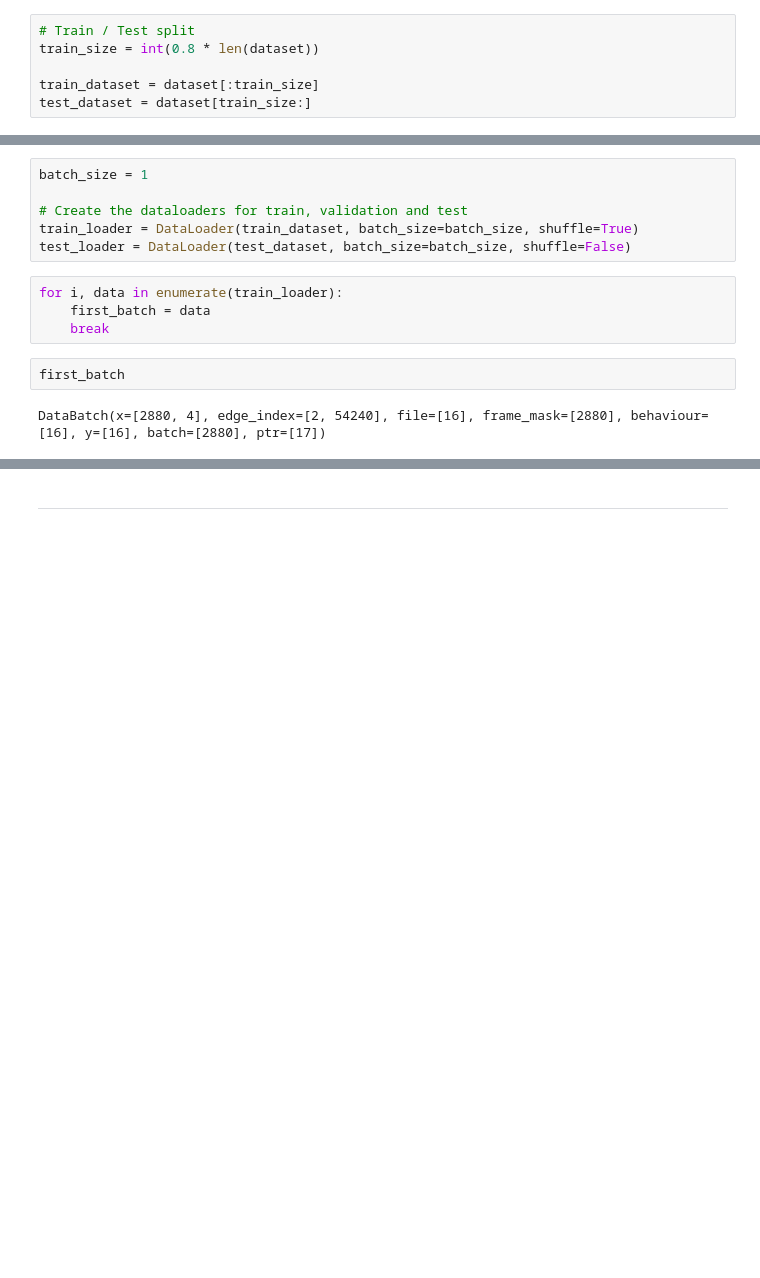
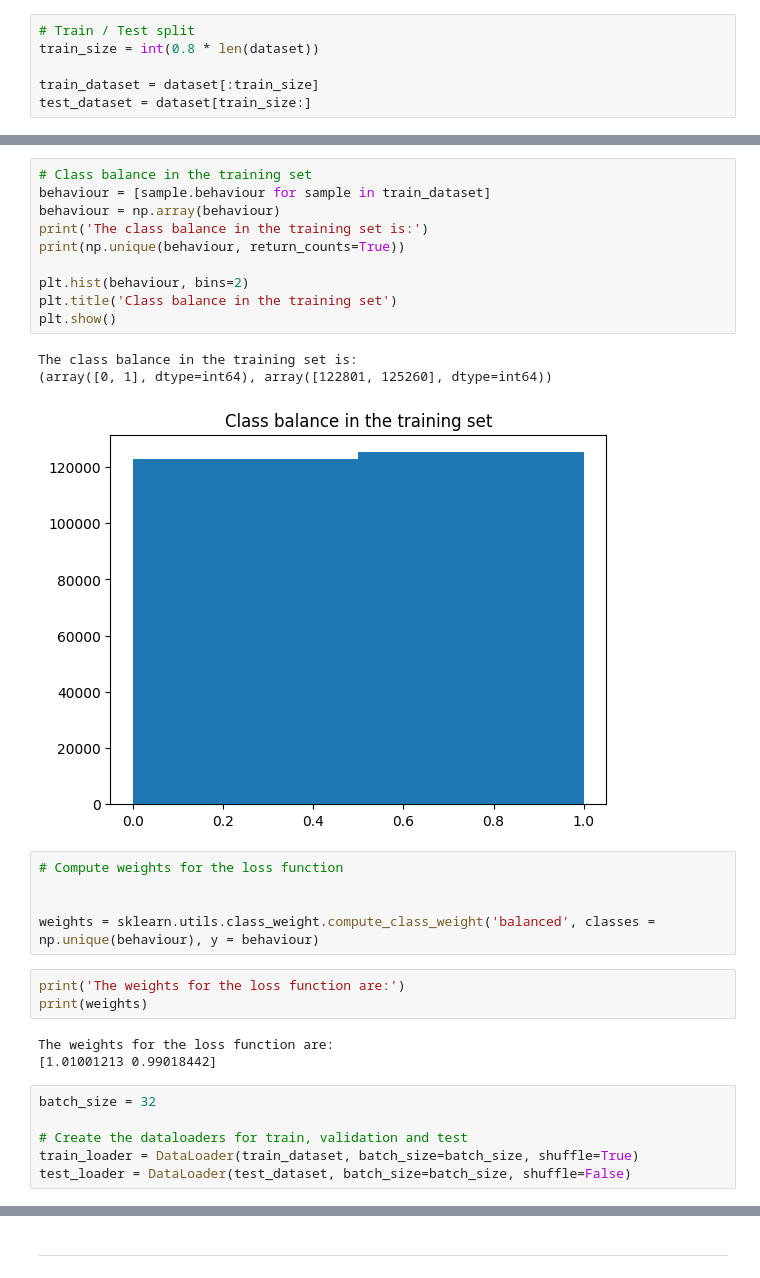
Before and after one commit to JulianAlvarezdeGiorgi/Behavioral_Tagging_of_Mice_in_multiple_Mice_setup_using_Deep_Learning, a Jupyter notebook: src/train.ipynb, the cells around one changed output, grey strips where cells are left out. Drawn from its saved outputs; the diff is of its cells as text; blank space fills up the shorter version.

```diff
--- a/src/train.ipynb
+++ b/src/train.ipynb
@@ -150,14 +169,31 @@ The test dataset has 31009 samples
+# %%
+# Class balance in the training set
+behaviour = [sample.behaviour for sample in train_dataset]
+behaviour = np.array(behaviour)
+print('The class balance in the training set is:')
+print(np.unique(behaviour, return_counts=True))
+
+plt.hist(behaviour, bins=2)
+plt.title('Class balance in the training set')
+plt.show()
+# %% [output]
+The class balance in the training set is:
+(array([0, 1], dtype=int64), array([122801, 125260], dtype=int64))
+[figure, added]
+# %%
+# Compute weights for the loss function
+
+
+weights = sklearn.utils.class_weight.compute_class_weight('balanced', classes = np.unique(behaviour), y = behaviour)
+# %%
+print('The weights for the loss function are:')
+print(weights)
+# %% [output]
+The weights for the loss function are:
+[1.01001213 0.99018442]
 # %%
-batch_size = 1
+batch_size = 32
 
 # Create the dataloaders for train, validation and test
 train_loader = DataLoader(train_dataset, batch_size=batch_size, shuffle=True)
 test_loader = DataLoader(test_dataset, batch_size=batch_size, shuffle=False)
-# %%
-for i, data in enumerate(train_loader):
-    first_batch = data
-    break
-# %%
-first_batch
-# %% [output]
-DataBatch(x=[2880, 4], edge_index=[2, 54240], file=[16], frame_mask=[2880], behaviour=[16], y=[16], batch=[2880], ptr=[17])
```
Also changed, not shown: parts of 51 cells of this notebook, 13 other files.
